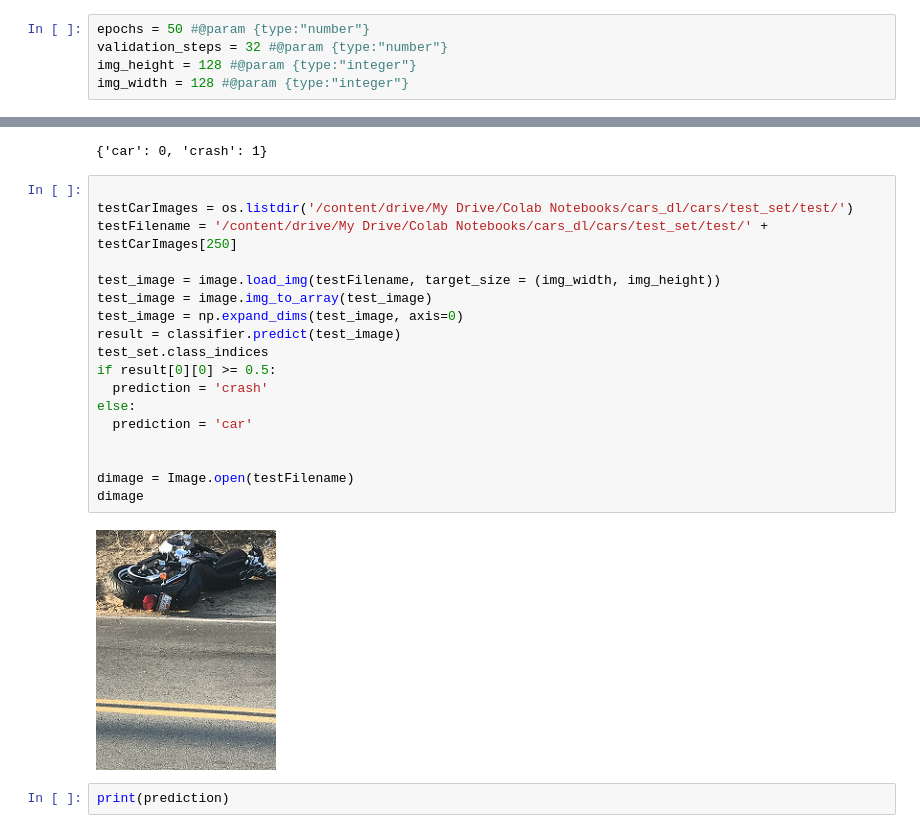
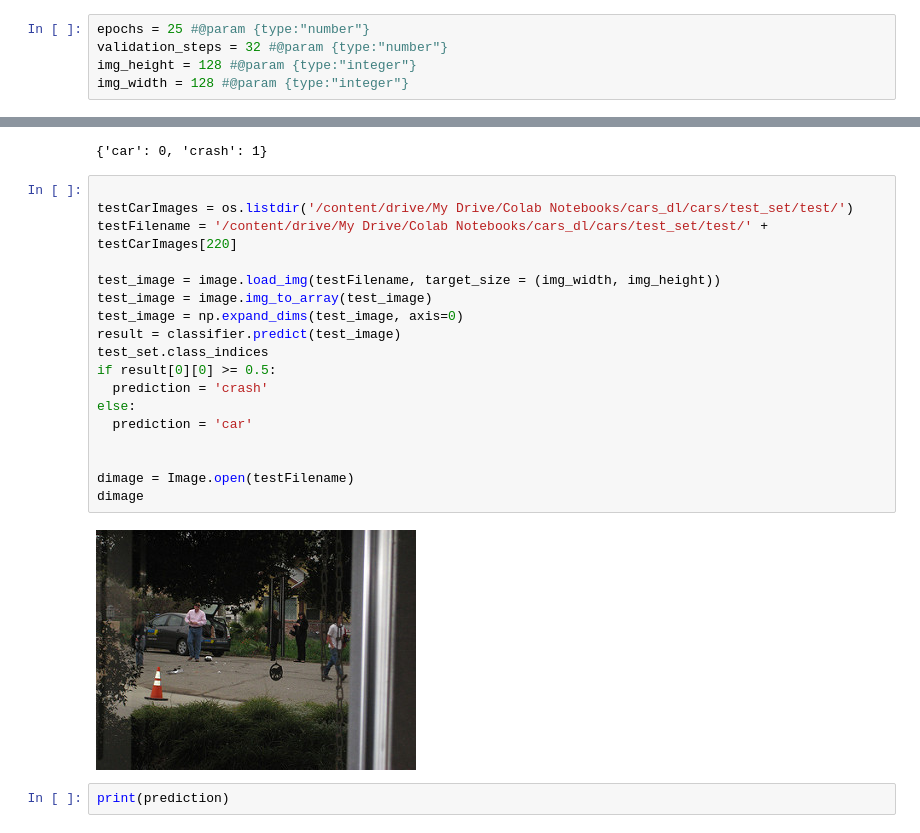
Before and after one commit to S3688570/Cars_Deep_Learning, a Jupyter notebook: test.ipynb, the cells around one changed output, grey strips where cells are left out. Saved outputs shown, nothing was run; the diff lists cells and outputs as text.

```diff
--- a/test.ipynb
+++ b/test.ipynb
@@ -20,7 +20,7 @@ from PIL import Image
 import numpy as np
 import os
 # %%
-epochs = 50 #@param {type:"number"}
+epochs = 25 #@param {type:"number"}
 validation_steps = 32 #@param {type:"number"}
 img_height = 128 #@param {type:"integer"}
 img_width = 128 #@param {type:"integer"}
@@ -160,23 +160,23 @@ training_set.class_indices
 # %%
 
 testCarImages = os.listdir('/content/drive/My Drive/Colab Notebooks/cars_dl/cars/test_set/test/')
-testFilename = '/content/drive/My Drive/Colab Notebooks/cars_dl/cars/test_set/test/' + testCarImages[250]
+testFilename = '/content/drive/My Drive/Colab Notebooks/cars_dl/cars/test_set/test/' + testCarImages[220]
 
 test_image = image.load_img(testFilename, target_size = (img_width, img_height))
 test_image = image.img_to_array(test_image)
 test_image = np.expand_dims(test_image, axis=0)
 result = classifier.predict(test_image)
 test_set.class_indices
 if result[0][0] >= 0.5:
   prediction = 'crash'
 else:
   prediction = 'car'
 
 
 dimage = Image.open(testFilename)
 dimage
 # %% [output]
-[figure, old version]
+[figure, new version]
 # %%
 print(prediction)
 # %% [output]
```
Also changed, not shown: parts of 3 cells of this notebook.
